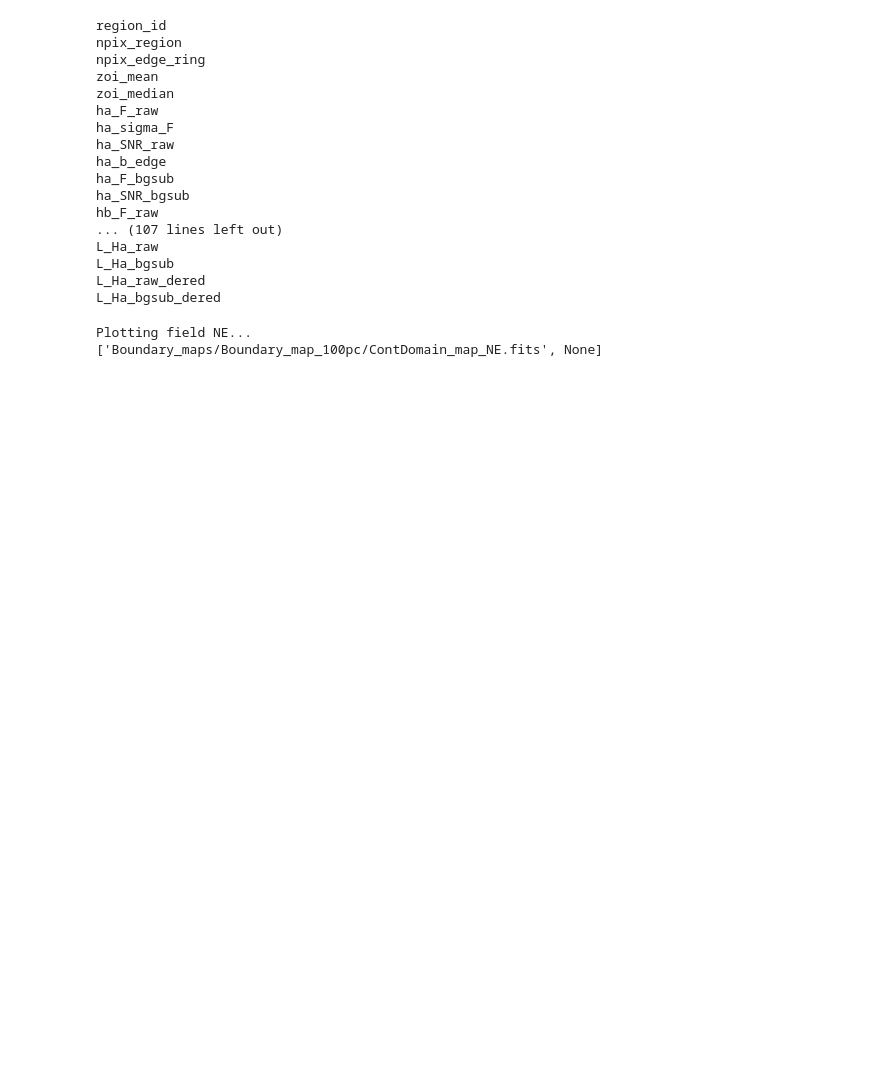
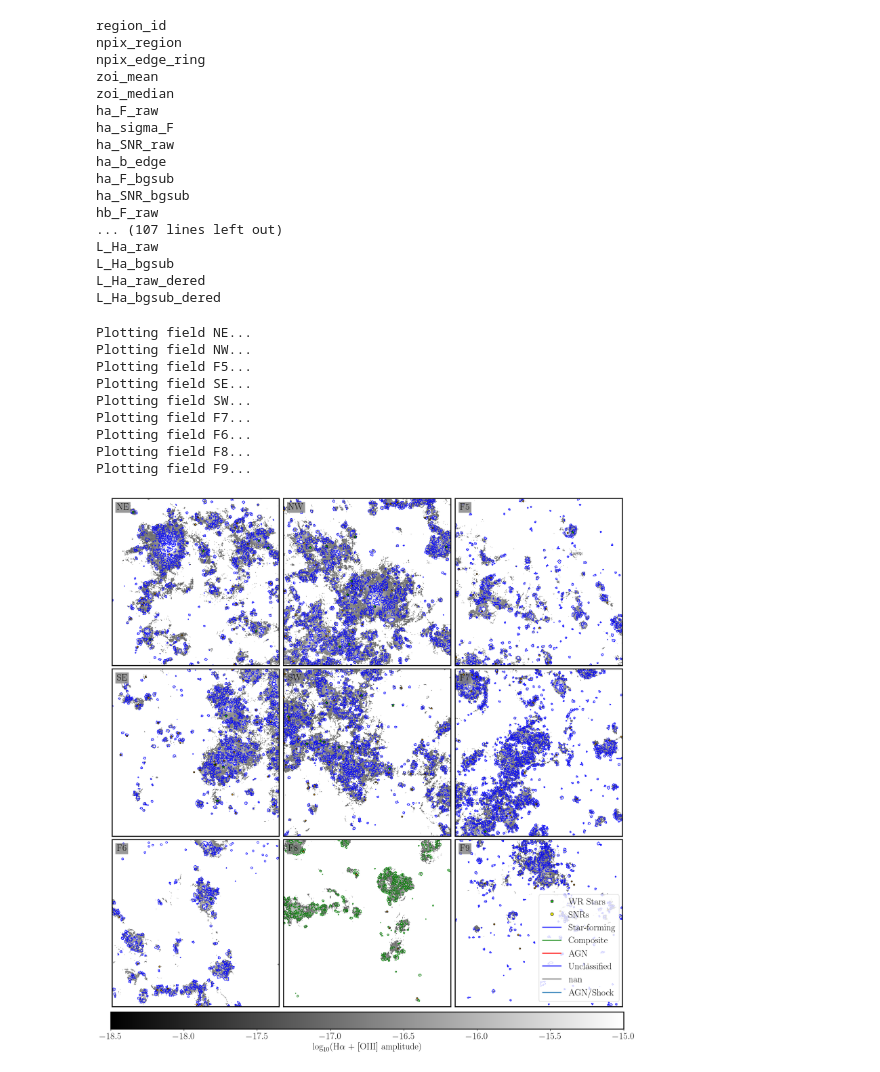
Before and after one commit to emmajarvis/M33-HII-region-catalog, a Jupyter notebook: 8_catalog_plots.ipynb, the cells around one changed output. Drawn from its saved outputs; the diff is of its cells as text; code cells hidden in the pictures; blank space fills up the shorter version.

```diff
--- a/8_catalog_plots.ipynb
+++ b/8_catalog_plots.ipynb
@@ -100,7 +100,7 @@ def parse_name_to_coords(name: str) -> SkyCoord:
     return SkyCoord(ra_str, dec_str, frame="icrs")
 
 
-def load_halpha_log_and_wcs(ha_fits_path: str):
+def load_halpha_log_and_wcs(wcs: str):
     with fits.open(ha_fits_path) as hdul:
         data = hdul[0].data
         hdr = hdul[0].header
@@ -381,30 +844,66 @@ def plot_m33_9panel_bpt_overlay(
 # %%
 plot_9_panel=True
 
 # IMPORTANT: set these to match your actual Halpha FITS location and naming
-ha_dir = "../M33-Maps-Calibrated"
-ha_filename_pattern = "M33-{FIELD}/M33{FIELD}-Haflux.fits"  # <-- change to your real pattern
+ha_dir = "../M33-Maps"
+ha_filename_pattern = "M33-{FIELD}/M33{FIELD}-Haflux.fits"
 
+haOIII_filename_pattern = "M33-{FIELD}/M33-{FIELD}_SN3.LineMaps.map.Ha+OIII.1x1.amplitude.fits"  # HA+OIII
 # If your processed catalogs are named exactly like:
 # 'CATALOGS/processed_M33_NW_catalog.csv'
 # then set:
 catalog_dir = "CATALOGS"
 catalog_pattern = "flux_catalogs/flux_catalog_{FIELD}.csv"
+
+
 if plot_9_panel:
+    # plot_m33_9panel_bpt_overlay(
+    #     ha_dir=ha_dir,
+    #     ha_filename_pattern=haOIII_filename_pattern,
+    #     catalog_dir=catalog_dir,
+    #     catalog_pattern=catalog_pattern,
+    #     wcs_pattern=ha_filename_pattern,  # use Halpha WCS for all panels
+    #     boundary_dir="Boundary_maps/Boundary_map_100pc",
+    #     field_order=("NE", "NW", "F5", "SE", "SW", "F7", "F6", "F8", "F9"),
+    #     xlim=(50, 2000),
+    #     ylim=(50, 2000),
+    #     cmap = cm.get_cmap("rainbow").copy(),
+
+    #     savepath="plots/M33_allfields_9panel_boundary_rainbow.pdf",
+    #     plot_peaks = False,
+    #     boundary_color="k",
+    #     peaks_csv = "CATALOGS/final_peaks_{FIELD}.csv",
+    #     plot_boundaries =True
+    # )
+
     plot_m33_9panel_bpt_overlay(
         ha_dir=ha_dir,
-        ha_filename_pattern=ha_filename_pattern,
+        ha_filename_pattern=haOIII_filename_pattern,
         catalog_dir=catalog_dir,
         catalog_pattern=catalog_pattern,
+        wcs_pattern=ha_filename_pattern,  # use Halpha WCS for all panels
         boundary_dir="Boundary_maps/Boundary_map_100pc",
         field_order=("NE", "NW", "F5", "SE", "SW", "F7", "F6", "F8", "F9"),
         xlim=(50, 2000),
         ylim=(50, 2000),
-        savepath="plots/M33_allfields_9panel_BPT_overlay.pdf",
+        savepath="plots/M33_allfields_9panel_boundary_BPT.pdf",
+        plot_peaks = False,
+        cmap = cm.get_cmap("grey").copy(),
+        color_regions_by="raw_BPT_class",
+        peaks_csv = "CATALOGS/final_peaks_{FIELD}.csv",
+        plot_boundaries =True
     )
 # %% [output]
 Plotting field NE...
-['Boundary_maps/Boundary_map_100pc/ContDomain_map_NE.fits', None]
+Plotting field NW...
+Plotting field F5...
+Plotting field SE...
+Plotting field SW...
+Plotting field F7...
+Plotting field F6...
+Plotting field F8...
+Plotting field F9...
+[figure, added]
 # %%
 def plot_bpt(df,
              x_col='raw_log_NII_Ha_dered',
```
Also changed, not shown: parts of 3 cells of this notebook.
